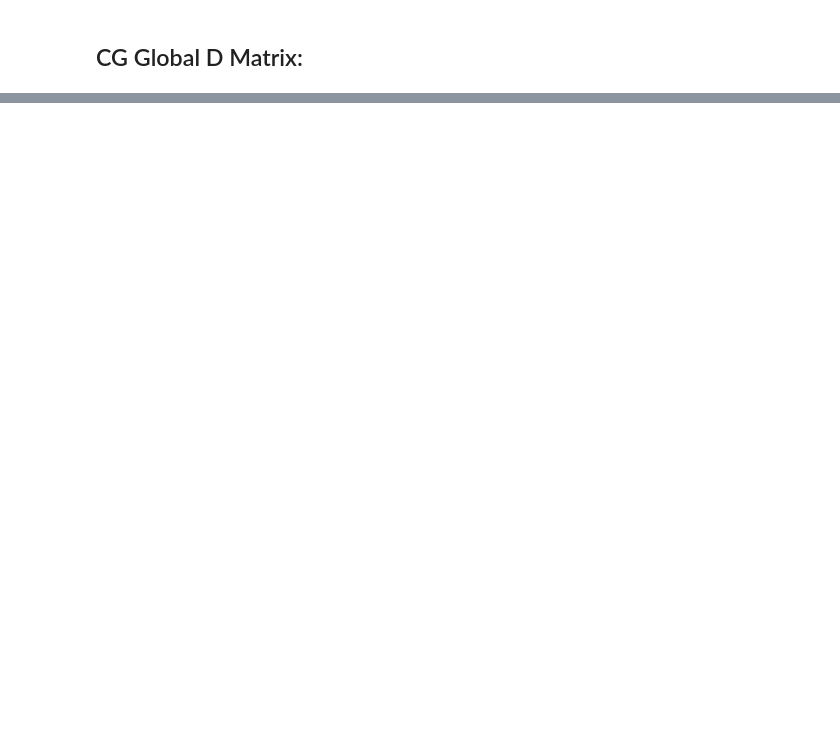
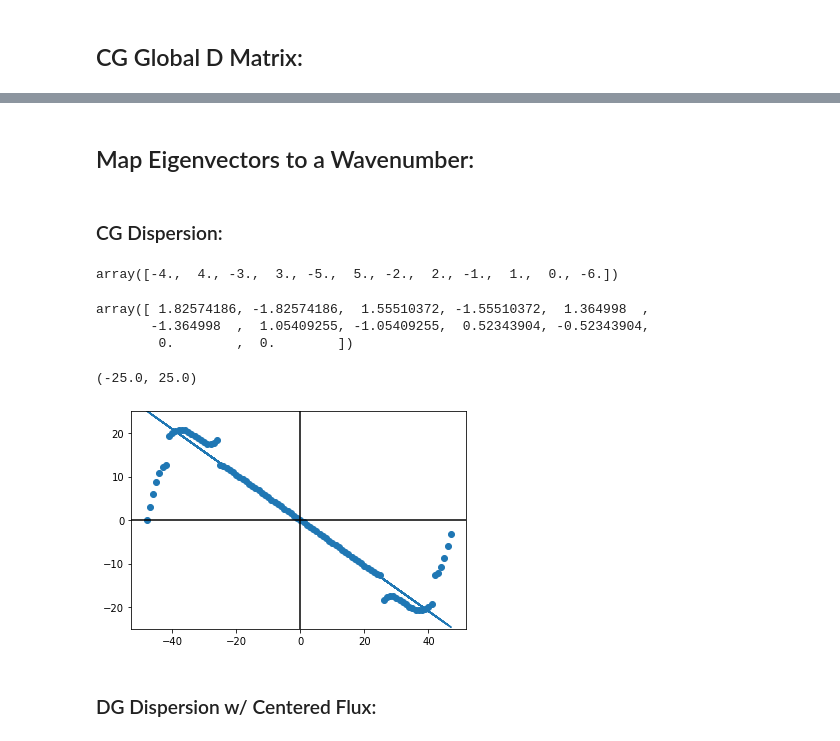
Before and after one commit to msingh1204/FEM, a Jupyter notebook: 1D Dispersion Analysis.ipynb, the cells around one changed output, grey strips where cells are left out. Drawn from its saved outputs; the diff is of its cells as text; code cells hidden in the pictures; blank space fills up the shorter version.

```diff
--- a/1D Dispersion Analysis.ipynb
+++ b/1D Dispersion Analysis.ipynb
@@ -59,10 +61,10 @@ def return_D(V1, V2):
 # Initialize the elements and the Guassian function:
 
 L = 12 # Denotes total length in [0, L]
-M = 4 # Denotes number of elements
+M = 16 # Denotes number of elements
 x_range = np.arange(0, L + (L/M), (L/M)) # Define the element endpoints
 
-npts = 4
+npts = 7
 p_order = npts - 1
 xinterior, w = roots_jacobi(p_order - 1,1,1) # returns interior GLL nodes from range -1 and 1
 GLL_points = np.pad(xinterior, (1, 1), 'constant', constant_values=(-1, 1))
@@ -220,7 +226,7 @@ def global_CG(D, M, p):
                   col_i : col_i + (p+1)] = (-D * (1 / C))
 
             # Periodic Boundary:
-            array[0, -3:] = (-D[-1, :3] * (1 / C))
+            array[0, -(D.shape[0] - 1):] = (-D[-1, :(D.shape[0] - 1)] * (1 / C))
 
             # Boundary Correction:
             array[0, 0] = array[0, 0] - (D[-1, -1] * (1 / C))
@@ -228,10 +234,10 @@ def global_CG(D, M, p):
 
         elif i == M-1:
             array[row_i : row_i + (p+1),
-                  col_i : col_i + (p+1)] = (-D[:3, :3] * (1 / C))
+                  col_i : col_i + (p+1)] = (-D[:-1, :-1] * (1 / C))
 
             # Periodic Boundary:
-            array[-3:, 0] = (-D[:3 , -1] * (1 / C))
+            array[-(D.shape[0] - 1):, 0] = (-D[:(D.shape[0] - 1), -1] * (1 / C))
 
             # Boundary Correction:
             array[edg_i, edg_i] = (-D[0, 0] - D[-1, -1]) * (1 / C)
@@ -315,0 +314,41 @@ array([0.42466225, 0.37269222, 0.30263789, 0.50192407, 0.96002445,
+# %% [markdown]
+## Map Eigenvectors to a Wavenumber:
+# %% [markdown]
+### CG Dispersion:
+# %%
+def compute_k(eig_array):
+
+    eig_val = eig_array[0]
+    eig_vec = eig_array[1] # Note: this variable is a square matrix
+    k_array = np.zeros(len(eig_val))
+
+    frq_array = np.fft.fftshift(np.fft.fftfreq(len(eig_val), 1 / (len(eig_val))))
+
+    for i in np.arange(eig_vec.shape[1]):
+        pwr_array = np.fft.fftshift(np.abs(np.fft.fft(eig_vec[:, i])) ** 2)
+        k_array[i] = frq_array[np.argmax(pwr_array)]
+
+    return(k_array)
+# %%
+compute_k(np.linalg.eig(global_CG(D, M, p_order)))
+# %% [output]
+array([-4.,  4., -3.,  3., -5.,  5., -2.,  2., -1.,  1.,  0., -6.])
+# %%
+np.linalg.eig(global_CG(D, M, p_order))[0].imag
+# %% [output]
+array([ 1.82574186, -1.82574186,  1.55510372, -1.55510372,  1.364998  ,
+       -1.364998  ,  1.05409255, -1.05409255,  0.52343904, -0.52343904,
+        0.        ,  0.        ])
+# %%
+plt.scatter(compute_k(np.linalg.eig(global_CG(D, M, p_order))), np.linalg.eig(global_CG(D, M, p_order))[0].imag)
+plt.plot(compute_k(np.linalg.eig(global_CG(D, M, p_order))),
+         - ((2 * np.pi) / L) * compute_k(np.linalg.eig(global_CG(D, M, p_order))))
+plt.axhline(0, color='black')
+plt.axvline(0, color='black')
+
+plt.ylim(-25, 25)
+# %% [output]
+(-25.0, 25.0)
+[figure, added]
+# %% [markdown]
+### DG Dispersion w/ Centered Flux:
```
Also changed, not shown: parts of 28 cells of this notebook, 2 other files.
